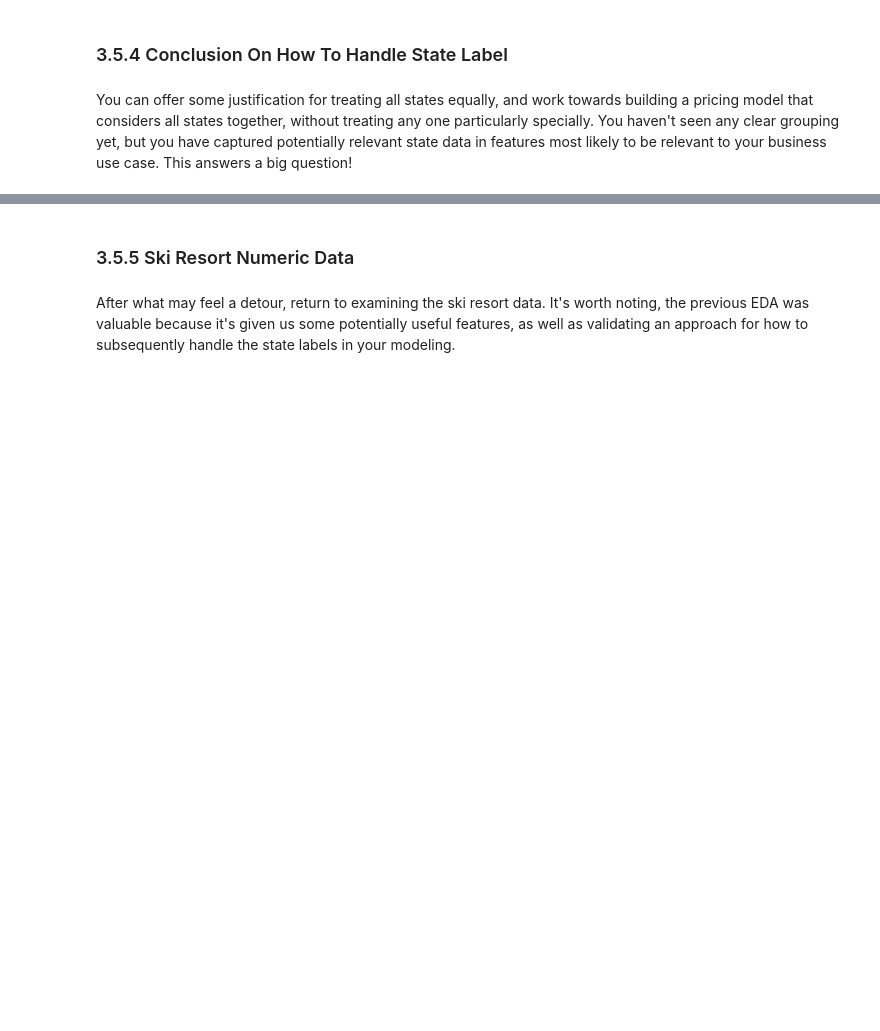
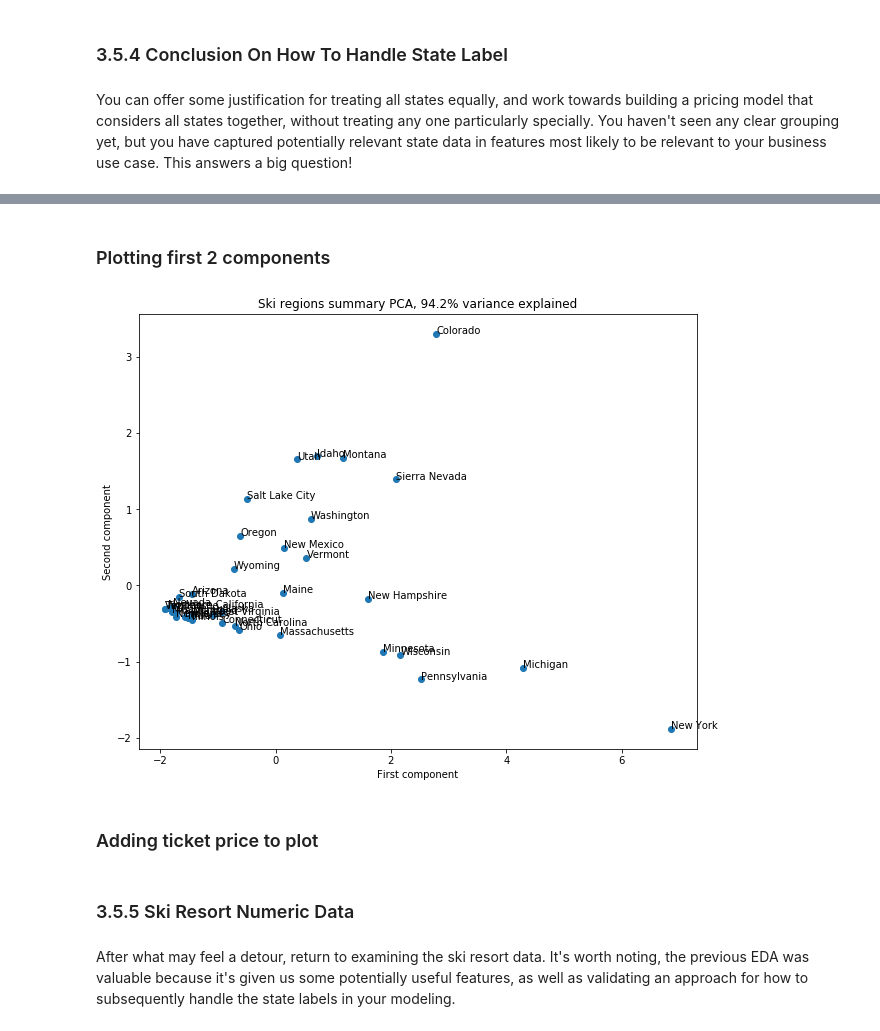
Before and after one commit to rrpelgrim/DataScienceGuidedCapstone, a Jupyter notebook: Step Three - Exploratory Data Analysis/03_exploratory_data_analysis.ipynb, the cells around one changed output, grey strips where cells are left out. Saved outputs shown, nothing was run; the diff lists cells and outputs as text; code cells hidden in the pictures; blank space fills up the shorter version.

```diff
--- a/Step Three - Exploratory Data Analysis/03_exploratory_data_analysis.ipynb
+++ b/Step Three - Exploratory Data Analysis/03_exploratory_data_analysis.ipynb
@@ -707,0 +772,20 @@ region_summary.head(15)
+# %%
+region_pca_x = region_pca.transform(region_summary_scale)
+# %% [markdown]
+### Plotting first 2 components
+# %%
+x = region_pca_x[:, 0]
+y = region_pca_x[:, 1]
+region = region_summary_index
+pc_var = 100 * region_pca.explained_variance_ratio_.cumsum()[1]
+plt.subplots(figsize=(10,8))
+plt.scatter(x=x, y=y)
+plt.xlabel('First component')
+plt.ylabel('Second component')
+plt.title(f'Ski regions summary PCA, {pc_var:.1f}% variance explained')
+for s, x, y in zip(region, x, y):
+    plt.annotate(s, (x, y))
+# %% [output]
+[figure, added]
+# %% [markdown]
+### Adding ticket price to plot
```
Also changed, not shown: parts of 13 cells of this notebook.
